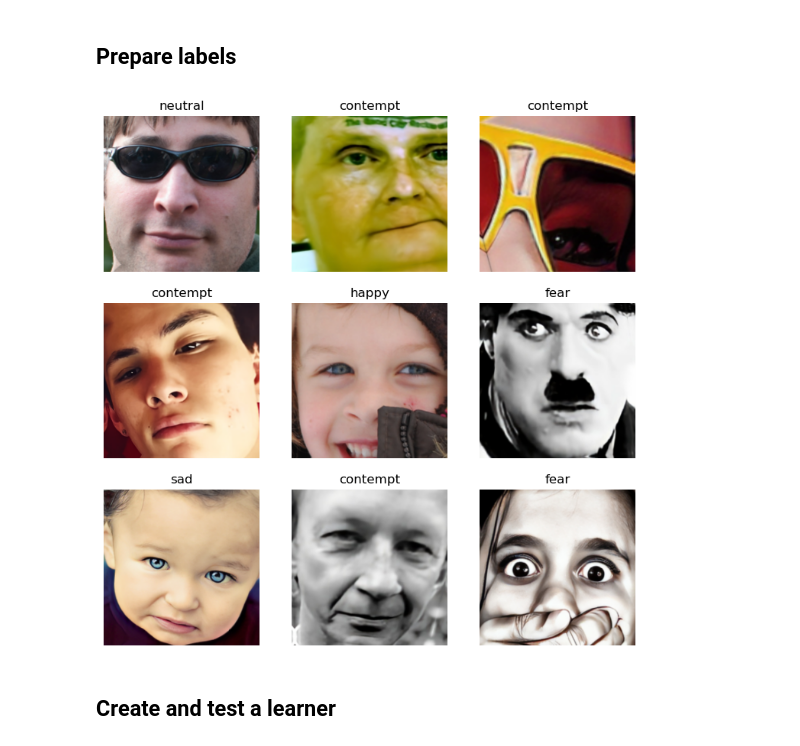
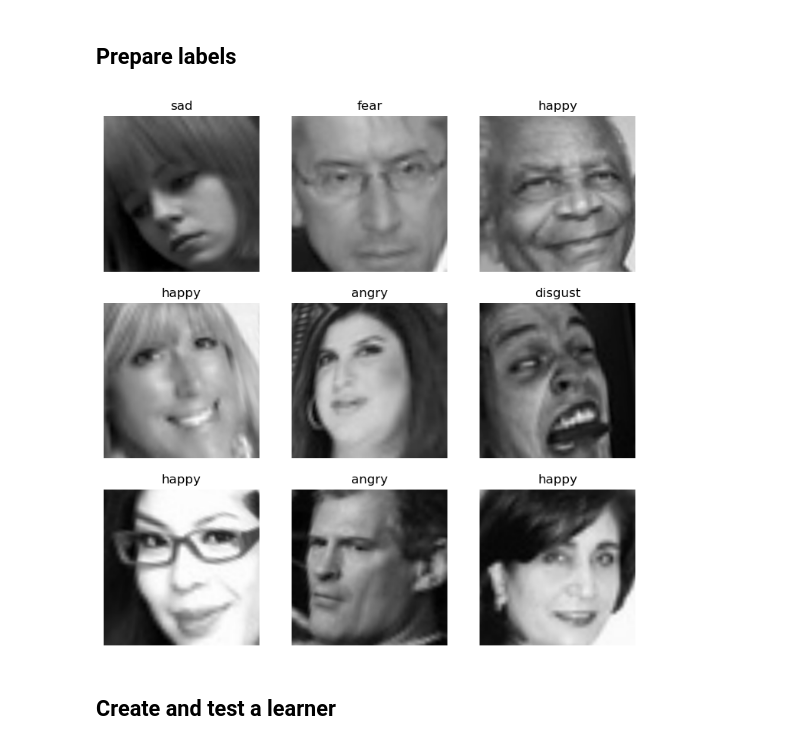
Before and after one commit to arielbk/facial-expressions, a Jupyter notebook: facial-recognition.ipynb, the cells around one changed output. Saved outputs shown, nothing was run; the diff lists cells and outputs as text; code cells hidden in the pictures.

```diff
--- a/facial-recognition.ipynb
+++ b/facial-recognition.ipynb
@@ -34,40 +30,12 @@ Requirement already satisfied: MarkupSafe>=2.0 in /opt/conda/lib/python3.10/site
 Requirement already satisfied: mpmath>=0.19 in /opt/conda/lib/python3.10/site-packages (from sympy->torch<2.1,>=1.7->fastai) (1.3.0)
 # %% [markdown]
 ## Prepare labels
-# %%
-# Create a dictionary of labels
-labels_dict = {}
-for txt_file in label_path.glob('*.txt'):
-    with open(txt_file) as f:
-        content = f.read().strip().split()
-        label_index = int(content[0]) # Assuming the class is the first element in the file
-        label = expressions[label_index]
-        filename = txt_file.stem # Filename without extension
-        labels_dict[filename] = label
-
-# Define the labeling function
-def label_func(filepath):
-    filename = filepath.stem
-    return labels_dict.get(filename, 'unknown') # Return 'unknown' if the filename is not found in the dictionary
-
-# Gather the file paths
-files = get_image_files(path)
-
-# Define any data augmentation or preprocessing
-item_tfms = Resize(224)
-batch_tfms = aug_transforms(size=224)
-
-# Create the ImageDataLoaders object
-faces = ImageDataLoaders.from_path_func(
-    path, files, label_func,
-    item_tfms=item_tfms,
-    #! this will not run on m1 mac
-    batch_tfms=batch_tfms
-)
-
-faces.show_batch()
-# %% [output]
-[figure, removed]
+# %%
+faces = ImageDataLoaders.from_folder(path, train=".", valid_pct=0.2, item_tfms=Resize(460), batch_tfms=aug_transforms(size=224))
+
+faces.show_batch()
+# %% [output]
+[figure, added]
 # %% [markdown]
 ## Create and test a learner
 # %%
```
Also changed, not shown: parts of 10 cells of this notebook.
